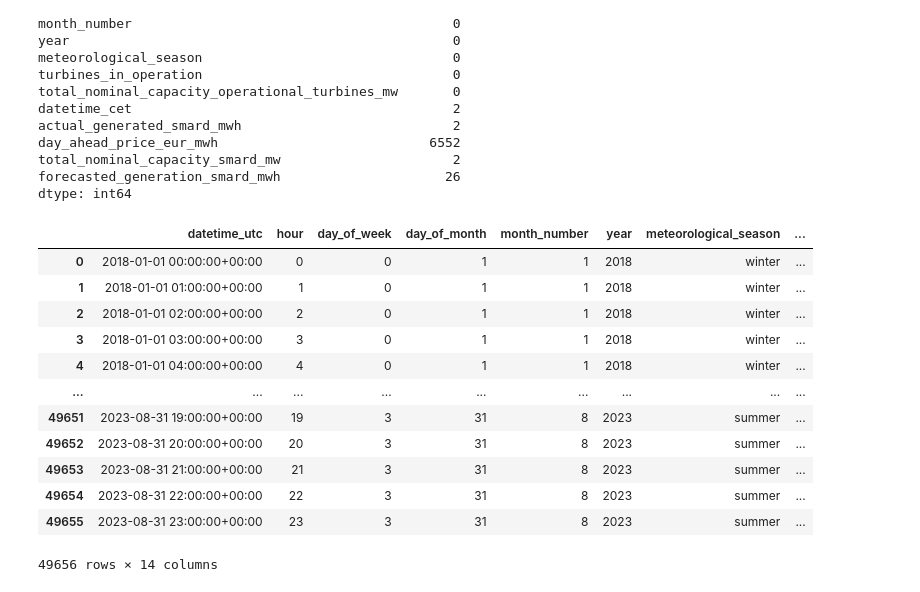
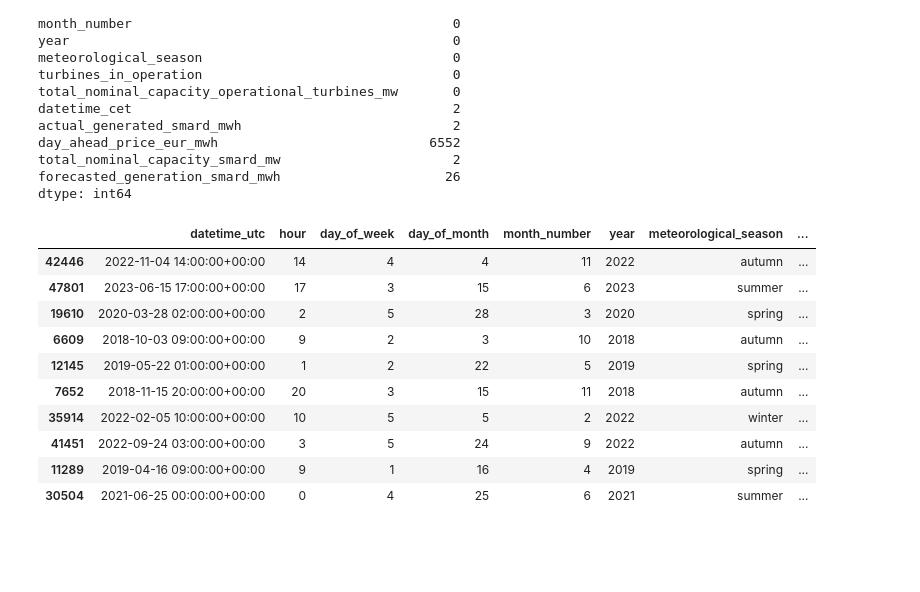
Before and after one commit to meteoviz/wind_power_forecasting_germany, a Jupyter notebook: notebooks/ML_dataframe.ipynb, the cells around one changed output. Saved outputs shown, nothing was run; the diff lists cells and outputs as text; code cells hidden in the pictures; blank space fills up the shorter version.

```diff
--- a/notebooks/ML_dataframe.ipynb
+++ b/notebooks/ML_dataframe.ipynb
@@ -638,18 +639,16 @@ total_nominal_capacity_smard_mw                      2
 forecasted_generation_smard_mwh                     26
 dtype: int64
 # %%
-df_main
+df_main.sample(10)
 # %% [output]
 |  | datetime_utc | hour | day_of_week | day_of_month | month_number | year | meteorological_season | ... |
-| 0 | 2018-01-01 00:00:00+00:00 | 0 | 0 | 1 | 1 | 2018 | winter | ... |
-| 1 | 2018-01-01 01:00:00+00:00 | 1 | 0 | 1 | 1 | 2018 | winter | ... |
-| 2 | 2018-01-01 02:00:00+00:00 | 2 | 0 | 1 | 1 | 2018 | winter | ... |
-| 3 | 2018-01-01 03:00:00+00:00 | 3 | 0 | 1 | 1 | 2018 | winter | ... |
-| 4 | 2018-01-01 04:00:00+00:00 | 4 | 0 | 1 | 1 | 2018 | winter | ... |
-| ... | ... | ... | ... | ... | ... | ... | ... | ... |
-| 49651 | 2023-08-31 19:00:00+00:00 | 19 | 3 | 31 | 8 | 2023 | summer | ... |
-| 49652 | 2023-08-31 20:00:00+00:00 | 20 | 3 | 31 | 8 | 2023 | summer | ... |
-| 49653 | 2023-08-31 21:00:00+00:00 | 21 | 3 | 31 | 8 | 2023 | summer | ... |
-| 49654 | 2023-08-31 22:00:00+00:00 | 22 | 3 | 31 | 8 | 2023 | summer | ... |
-| 49655 | 2023-08-31 23:00:00+00:00 | 23 | 3 | 31 | 8 | 2023 | summer | ... |
+| 42446 | 2022-11-04 14:00:00+00:00 | 14 | 4 | 4 | 11 | 2022 | autumn | ... |
+| 47801 | 2023-06-15 17:00:00+00:00 | 17 | 3 | 15 | 6 | 2023 | summer | ... |
+| 19610 | 2020-03-28 02:00:00+00:00 | 2 | 5 | 28 | 3 | 2020 | spring | ... |
+| 6609 | 2018-10-03 09:00:00+00:00 | 9 | 2 | 3 | 10 | 2018 | autumn | ... |
+| 12145 | 2019-05-22 01:00:00+00:00 | 1 | 2 | 22 | 5 | 2019 | spring | ... |
+| 7652 | 2018-11-15 20:00:00+00:00 | 20 | 3 | 15 | 11 | 2018 | autumn | ... |
+| 35914 | 2022-02-05 10:00:00+00:00 | 10 | 5 | 5 | 2 | 2022 | winter | ... |
+| 41451 | 2022-09-24 03:00:00+00:00 | 3 | 5 | 24 | 9 | 2022 | autumn | ... |
+| 11289 | 2019-04-16 09:00:00+00:00 | 9 | 1 | 16 | 4 | 2019 | spring | ... |
+| 30504 | 2021-06-25 00:00:00+00:00 | 0 | 4 | 25 | 6 | 2021 | summer | ... |
-49656 rows × 14 columns
```
Also changed, not shown: parts of 6 cells of this notebook, 2 other files.
